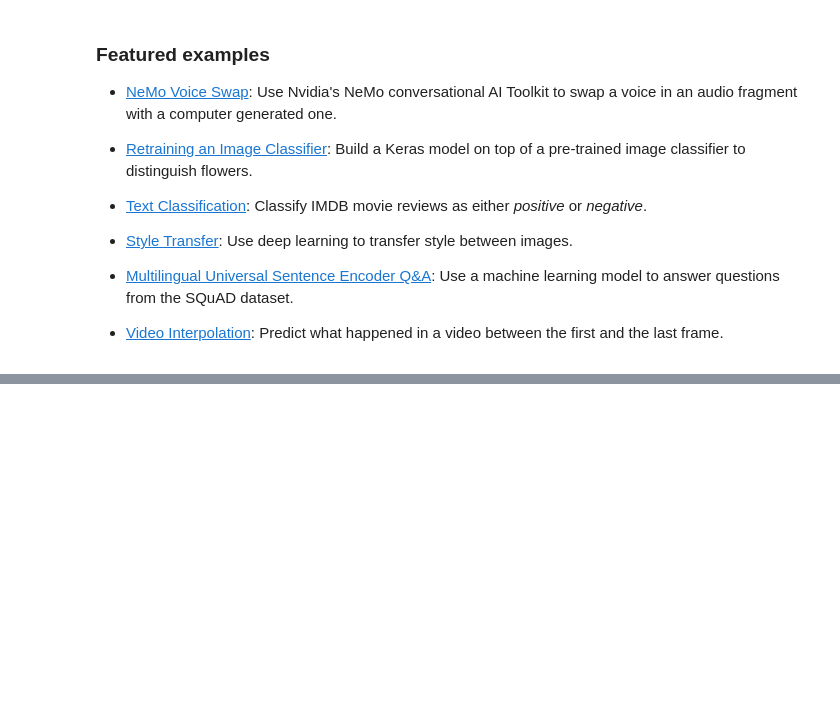
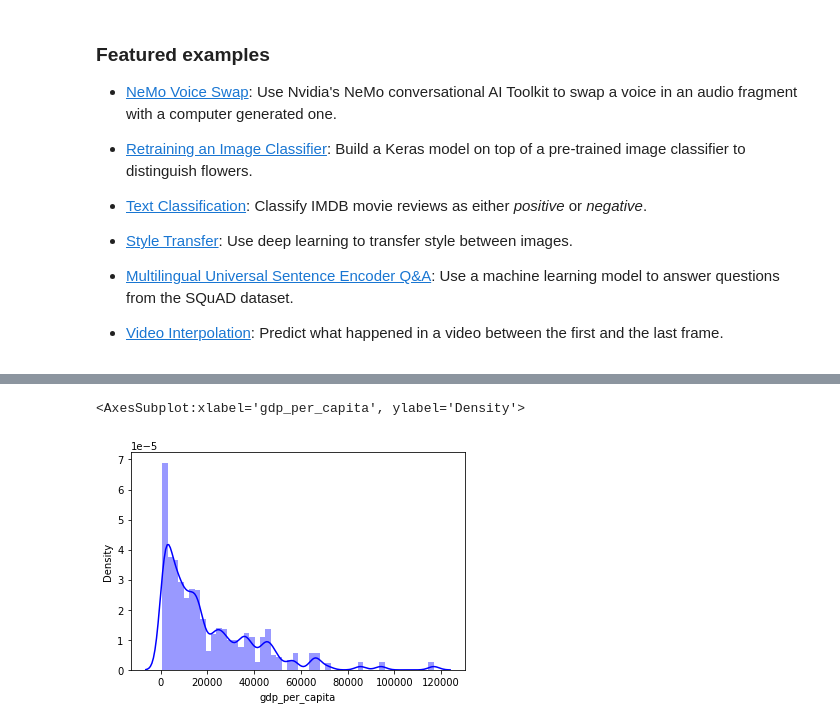
Before and after one commit to DrMahaVasanth/ATM, a Jupyter notebook: Welcome_To_Colaboratory.ipynb, the cells around one changed output, grey strips where cells are left out. Saved outputs shown, nothing was run; the diff lists cells and outputs as text; code cells hidden in the pictures; blank space fills up the shorter version.

```diff
--- a/Welcome_To_Colaboratory.ipynb
+++ b/Welcome_To_Colaboratory.ipynb
@@ -431,0 +153,5 @@ df[col_list]=df[col_list].fillna(df.mode())
+# %%
+import pandas as pd
+path="https://raw.githubusercontent.com/SR1608/Datasets/main/covid-data.csv"
+df=pd.read_csv(path)
+df.head(10)
@@ -431,0 +171,3 @@ df[col_list]=df[col_list].fillna(df.mode())
+# %%
+df.drop_duplicates(inplace=True)
+len(df)
@@ -431,0 +192,4 @@ df[col_list]=df[col_list].fillna(df.mode())
+# %%
+df['date']=pd.to_datetime(df['date'])
+# %%
+df['month']=pd.DatetimeIndex(df['date']).month
@@ -431,0 +242,5 @@ df[col_list]=df[col_list].fillna(df.mode())
+# %%
+sns.distplot(df['gdp_per_capita'],color='blue')
+# %% [output]
+<AxesSubplot:xlabel='gdp_per_capita', ylabel='Density'>
+[figure, added]
```
Also changed, not shown: parts of 41 cells of this notebook.
